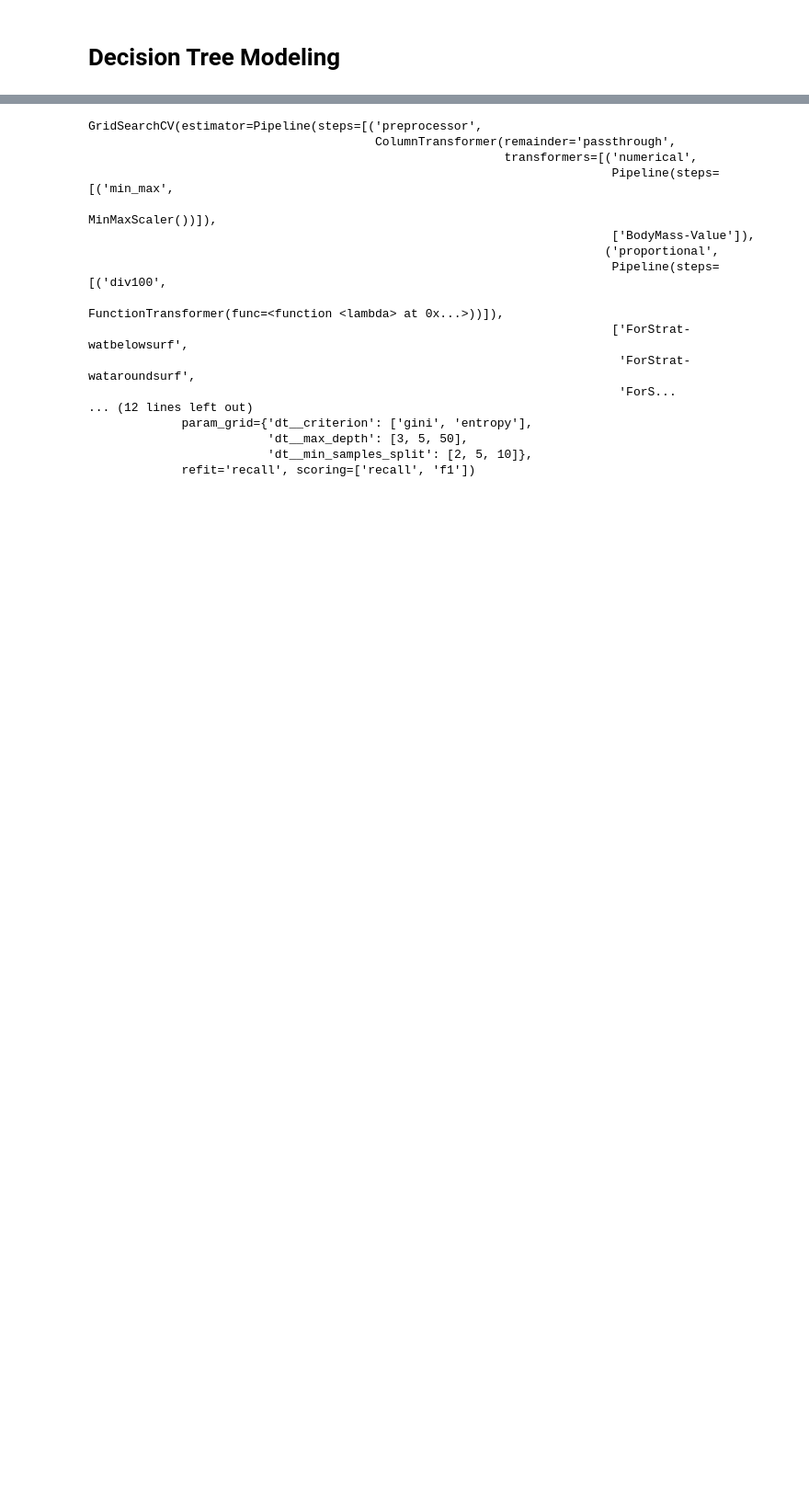
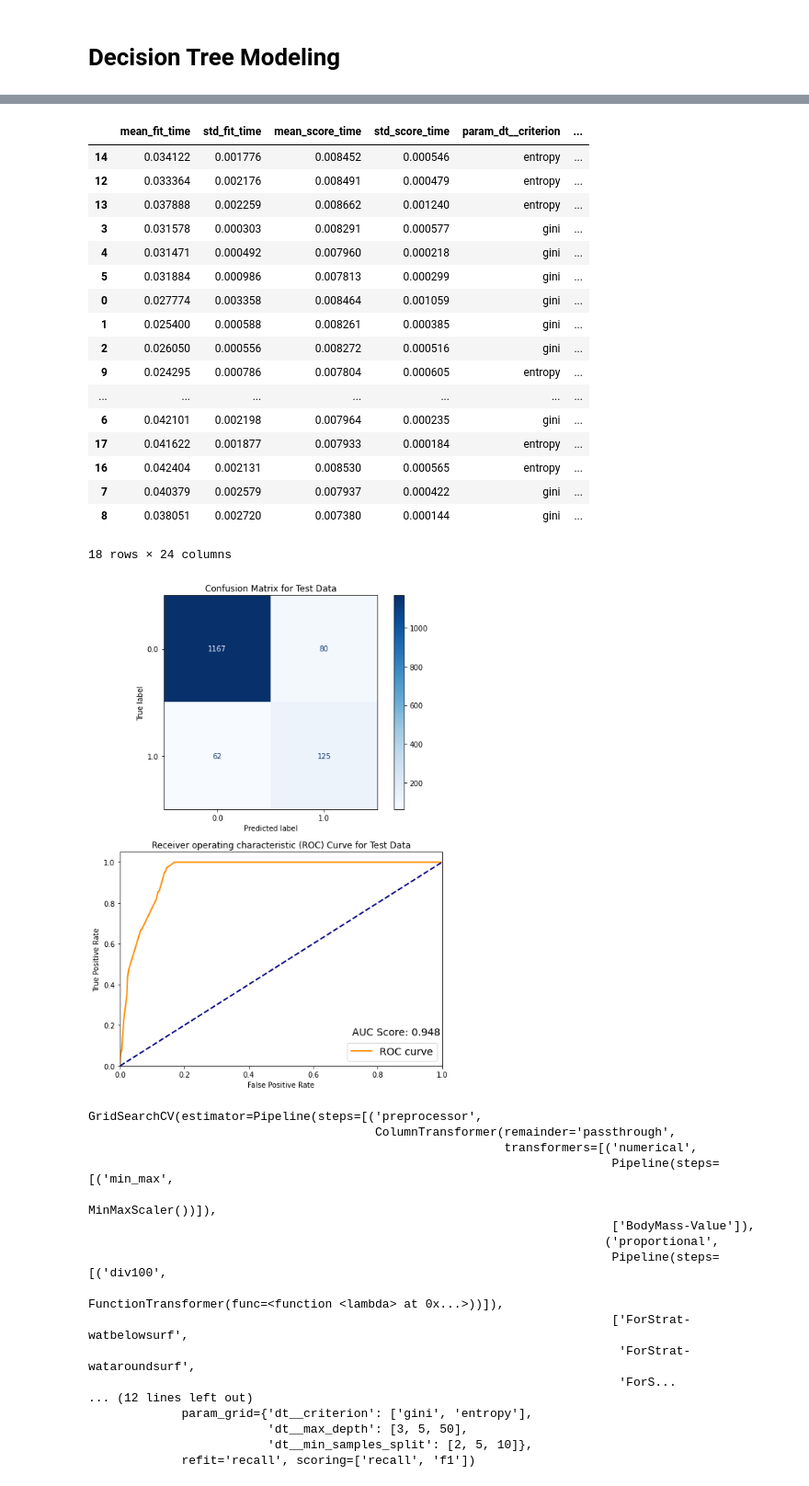
Before and after one commit to andrewwhitman/BirdConservation, a Jupyter notebook: notebooks/Scott/Modeling.ipynb, the cells around one changed output, grey strips where cells are left out. Shown at 92% size. Drawn from its saved outputs; the diff is of its cells as text; code cells hidden in the pictures; blank space fills up the shorter version.

```diff
--- a/notebooks/Scott/Modeling.ipynb
+++ b/notebooks/Scott/Modeling.ipynb
@@ -94,3 +89,6 @@ dt_grid = {'dt__max_depth': [3,5,50],
 scoring_metrics = ['recall', 'f1']
 
 dt_gs = GridSearchCV(estimator=dt_pipe, param_grid=dt_grid, scoring=scoring_metrics, refit='recall')
+# %%
+evaluate(dt_gs, X_train, y_train, X_test, y_test, grid_search=True)
+# %% [output]
@@ -97,3 +105,22 @@ dt_gs = GridSearchCV(estimator=dt_pipe, param_grid=dt_grid, scoring=scoring_metr
+|  | mean_fit_time | std_fit_time | mean_score_time | std_score_time | param_dt__criterion | ... |
+| 14 | 0.034122 | 0.001776 | 0.008452 | 0.000546 | entropy | ... |
+| 12 | 0.033364 | 0.002176 | 0.008491 | 0.000479 | entropy | ... |
+| 13 | 0.037888 | 0.002259 | 0.008662 | 0.001240 | entropy | ... |
+| 3 | 0.031578 | 0.000303 | 0.008291 | 0.000577 | gini | ... |
+| 4 | 0.031471 | 0.000492 | 0.007960 | 0.000218 | gini | ... |
+| 5 | 0.031884 | 0.000986 | 0.007813 | 0.000299 | gini | ... |
+| 0 | 0.027774 | 0.003358 | 0.008464 | 0.001059 | gini | ... |
+| 1 | 0.025400 | 0.000588 | 0.008261 | 0.000385 | gini | ... |
+| 2 | 0.026050 | 0.000556 | 0.008272 | 0.000516 | gini | ... |
+| 9 | 0.024295 | 0.000786 | 0.007804 | 0.000605 | entropy | ... |
+| ... | ... | ... | ... | ... | ... | ... |
+| 6 | 0.042101 | 0.002198 | 0.007964 | 0.000235 | gini | ... |
+| 17 | 0.041622 | 0.001877 | 0.007933 | 0.000184 | entropy | ... |
+| 16 | 0.042404 | 0.002131 | 0.008530 | 0.000565 | entropy | ... |
+| 7 | 0.040379 | 0.002579 | 0.007937 | 0.000422 | gini | ... |
+| 8 | 0.038051 | 0.002720 | 0.007380 | 0.000144 | gini | ... |
+18 rows × 24 columns
+[figure, added]
 # %%
 dt_gs.fit(X_train,y_train)
 # %% [output]
```
Also changed, not shown: parts of 63 cells of this notebook.
